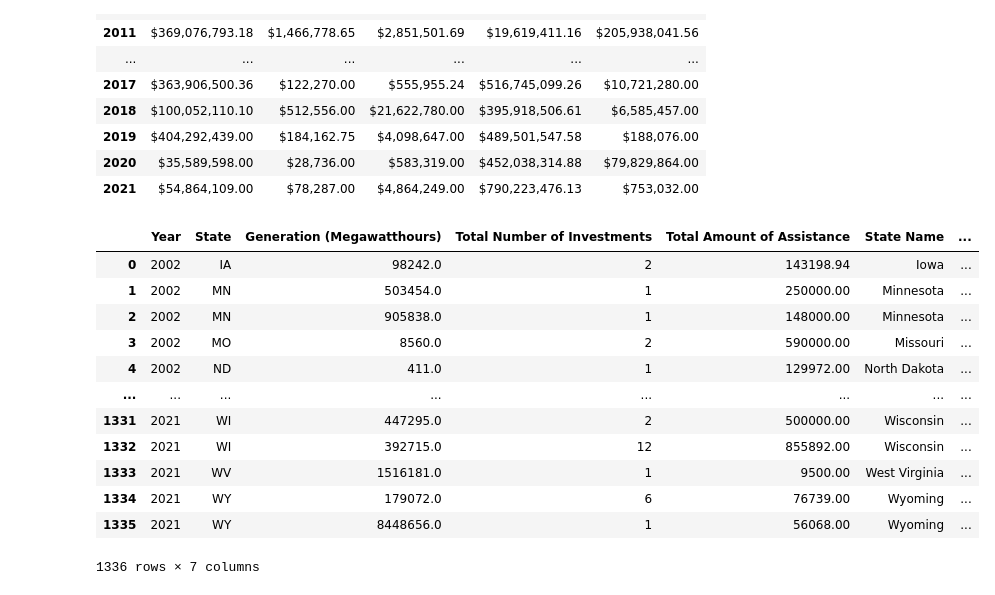
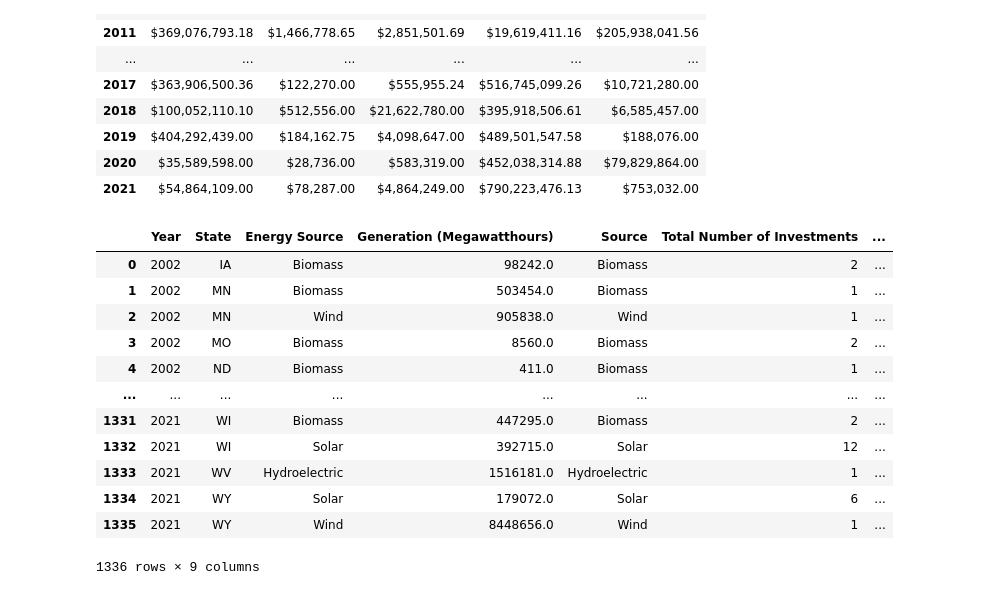
Before and after one commit to jrangel100/Project1, a Jupyter notebook: nrg_project_data.ipynb, the cells around one changed output. Cells and saved outputs as stored; diff of their text form; code cells hidden in the pictures.

Commit message:
Fix final merge to includde Energy Source

```diff
--- a/nrg_project_data.ipynb
+++ b/nrg_project_data.ipynb
@@ -487,24 +487,27 @@ energy_total
 | 2021 | $54,864,109.00 | $78,287.00 | $4,864,249.00 | $790,223,476.13 | $753,032.00 |
 # %%
 prod_df_merge = prod_df.groupby(["Year", "State", "Energy Source"])['Generation (Megawatthours)'].sum()
+prod_df_merge2 = prod_df.groupby(["Year", "State", "Energy Source"])['Energy Source'].first().reset_index(name ='Source')
+
+prod_df_merge = pd.merge(prod_df_merge, prod_df_merge2, on = ["Year", "State", "Energy Source"])
 
 inv_df_merge = inv_df.groupby(["Year", "State", "Energy Source"])['Total Number of Investments', 'Total Amount of Assistance'].sum()
 
 temp = pd.merge(prod_df_merge, inv_df_merge, on = ["Year", "State", "Energy Source"])
 
 final = pd.merge(temp, cleaned_census_df, on = ["Year", "State"])
 final
 # %% [output]
-|  | Year | State | Generation (Megawatthours) | Total Number of Investments | Total Amount of Assistance | State Name | ... |
-| 0 | 2002 | IA | 98242.0 | 2 | 143198.94 | Iowa | ... |
-| 1 | 2002 | MN | 503454.0 | 1 | 250000.00 | Minnesota | ... |
-| 2 | 2002 | MN | 905838.0 | 1 | 148000.00 | Minnesota | ... |
-| 3 | 2002 | MO | 8560.0 | 2 | 590000.00 | Missouri | ... |
-| 4 | 2002 | ND | 411.0 | 1 | 129972.00 | North Dakota | ... |
+|  | Year | State | Energy Source | Generation (Megawatthours) | Source | Total Number of Investments | ... |
+| 0 | 2002 | IA | Biomass | 98242.0 | Biomass | 2 | ... |
+| 1 | 2002 | MN | Biomass | 503454.0 | Biomass | 1 | ... |
+| 2 | 2002 | MN | Wind | 905838.0 | Wind | 1 | ... |
+| 3 | 2002 | MO | Biomass | 8560.0 | Biomass | 2 | ... |
+| 4 | 2002 | ND | Biomass | 411.0 | Biomass | 1 | ... |
 | ... | ... | ... | ... | ... | ... | ... | ... |
-| 1331 | 2021 | WI | 447295.0 | 2 | 500000.00 | Wisconsin | ... |
-| 1332 | 2021 | WI | 392715.0 | 12 | 855892.00 | Wisconsin | ... |
-| 1333 | 2021 | WV | 1516181.0 | 1 | 9500.00 | West Virginia | ... |
-| 1334 | 2021 | WY | 179072.0 | 6 | 76739.00 | Wyoming | ... |
-| 1335 | 2021 | WY | 8448656.0 | 1 | 56068.00 | Wyoming | ... |
+| 1331 | 2021 | WI | Biomass | 447295.0 | Biomass | 2 | ... |
+| 1332 | 2021 | WI | Solar | 392715.0 | Solar | 12 | ... |
+| 1333 | 2021 | WV | Hydroelectric | 1516181.0 | Hydroelectric | 1 | ... |
+| 1334 | 2021 | WY | Solar | 179072.0 | Solar | 6 | ... |
+| 1335 | 2021 | WY | Wind | 8448656.0 | Wind | 1 | ... |
-1336 rows × 7 columns
+1336 rows × 9 columns
```
